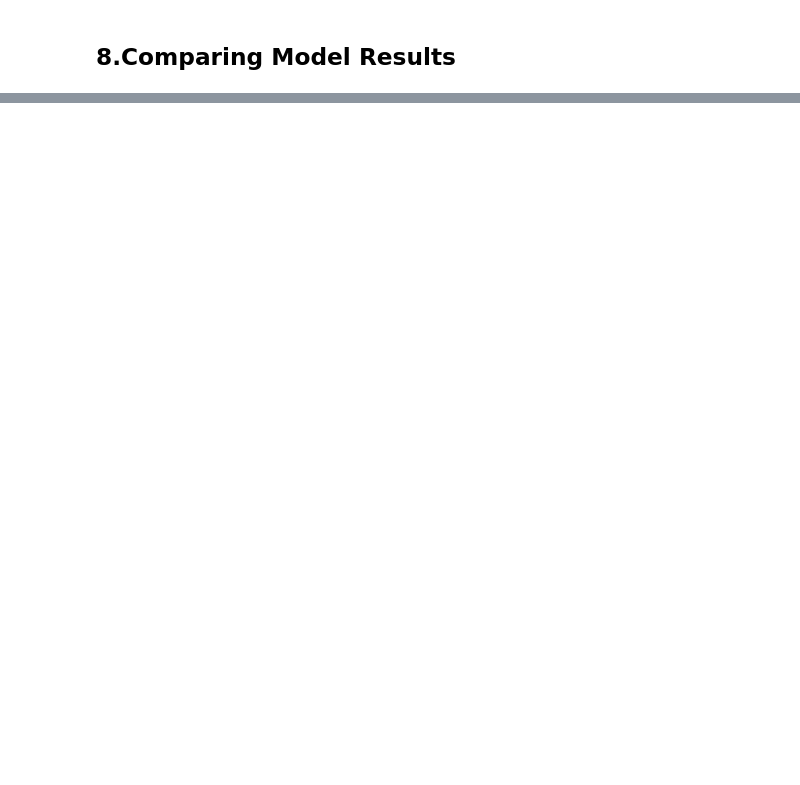
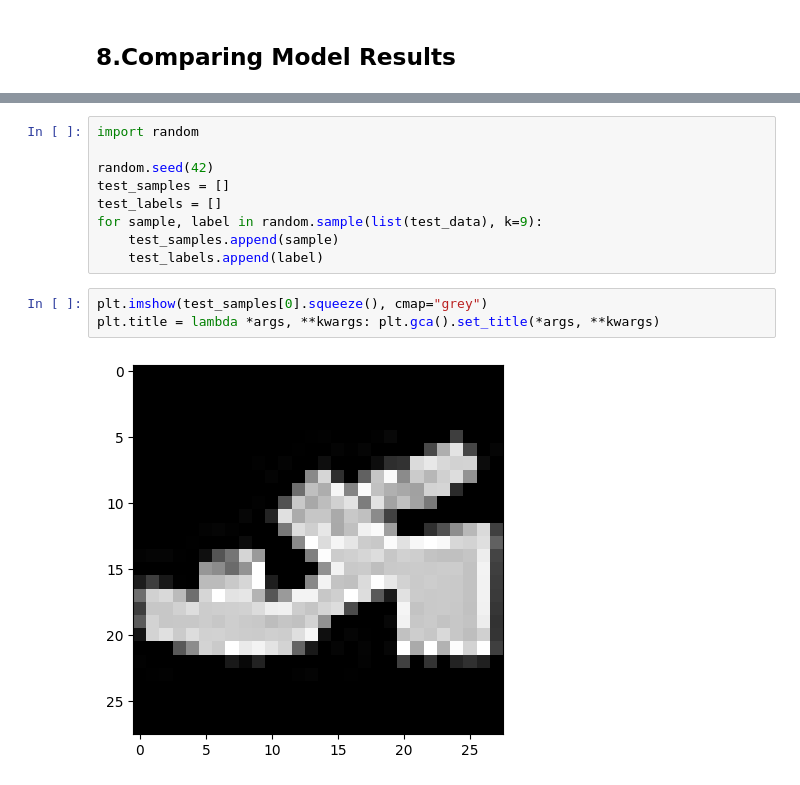
Before and after one commit to yunidh/learning-PyTorch, a Jupyter notebook: lesson_codeAlong/chapter3_computer_vision.ipynb, the cells around one changed output, grey strips where cells are left out. Drawn from its saved outputs; the diff is of its cells as text; blank space fills up the shorter version.

```diff
--- a/lesson_codeAlong/chapter3_computer_vision.ipynb
+++ b/lesson_codeAlong/chapter3_computer_vision.ipynb
@@ -730,0 +711,14 @@ compare_results
+# %%
+import random
+
+random.seed(42)
+test_samples = []
+test_labels = []
+for sample, label in random.sample(list(test_data), k=9):
+    test_samples.append(sample)
+    test_labels.append(label)
+# %%
+plt.imshow(test_samples[0].squeeze(), cmap="grey")
+plt.title = lambda *args, **kwargs: plt.gca().set_title(*args, **kwargs)
+# %% [output]
+[figure, added]
```
Also changed, not shown: parts of 36 cells of this notebook.
